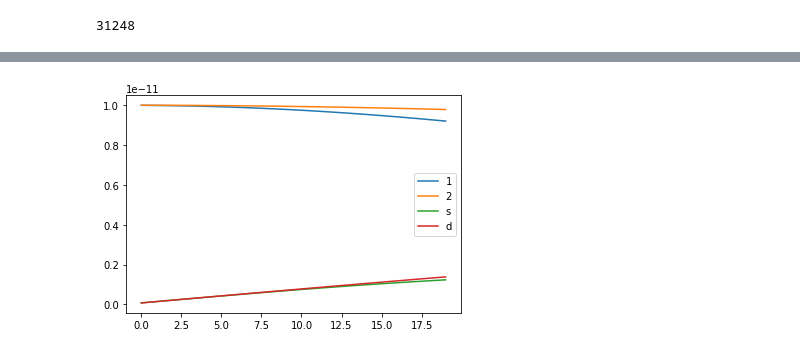
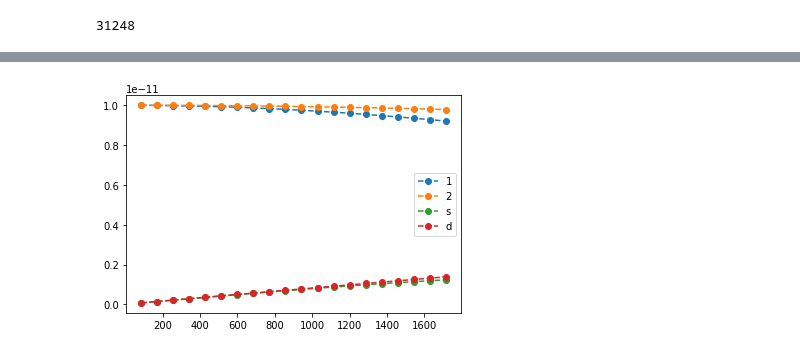
Before and after one commit to 1060matsuda/freqmix2, a Jupyter notebook: freq_depend/freqmixfft_temp.ipynb, the cells around one changed output, grey strips where cells are left out. Cells and saved outputs as stored; diff of their text form; code cells hidden in the pictures.

```diff
--- a/freq_depend/freqmixfft_temp.ipynb
+++ b/freq_depend/freqmixfft_temp.ipynb
@@ -721,9 +721,9 @@ for i in range(2,22):
     u_detec= x_detec - x_detec[0]
     # N: Total Number of data points in thw windowed region
     N = int(Nc*Ns)
-    plt.plot(data[:,1]-data[0,1])
-    plt.plot(u_detec)
-    plt.show()
+    #plt.plot(data[:,1]-data[0,1])
+    #plt.plot(u_detec)
+    #plt.show()
 
     #ゼロクロス法の音速測定が人力なのよなあ・・・
     #data[:,2],すなわちsourceのすぐ隣のdetectorのゼロクロスポイントが11551．
@@ -734,9 +734,9 @@ for i in range(2,22):
     deltaTDetec = 8.5667*10**3/5500 #ps
     zeroCrossTimeStep = getUpwardZeroCrossIndexFromArbitraryPoint(u_detec, int(11000+deltaTDetec*(detecNum-2)/timeStep))
     print(zeroCrossTimeStep)
-    plt.plot(u_detec)
-    plt.axvline(x=zeroCrossTimeStep,color="red")
-    plt.show()
+    #plt.plot(u_detec)
+    #plt.axvline(x=zeroCrossTimeStep,color="red")
+    #plt.show()
 
     arrivalTimeStep = int(zeroCrossTimeStep - TLCM/timeStep)
     print(arrivalTimeStep)
@@ -912,9 +916,9 @@ for i in range(2,22):
 # %%
-plt.plot(af1s)
-plt.plot(af2s)
-plt.plot(asums)
-plt.plot(adiffs)
+plt.plot(data[0,2:22]-data[0,1],af1s,marker="o",linestyle="--")
+plt.plot(data[0,2:22]-data[0,1],af2s,marker="o",linestyle="--")
+plt.plot(data[0,2:22]-data[0,1],asums,marker="o",linestyle="--")
+plt.plot(data[0,2:22]-data[0,1],adiffs,marker="o",linestyle="--")
 plt.legend("12sd")
 plt.show()
 # %% [output]
-[figure, old version]
+[figure, new version]
```
Also changed, not shown: parts of 5 cells of this notebook.
